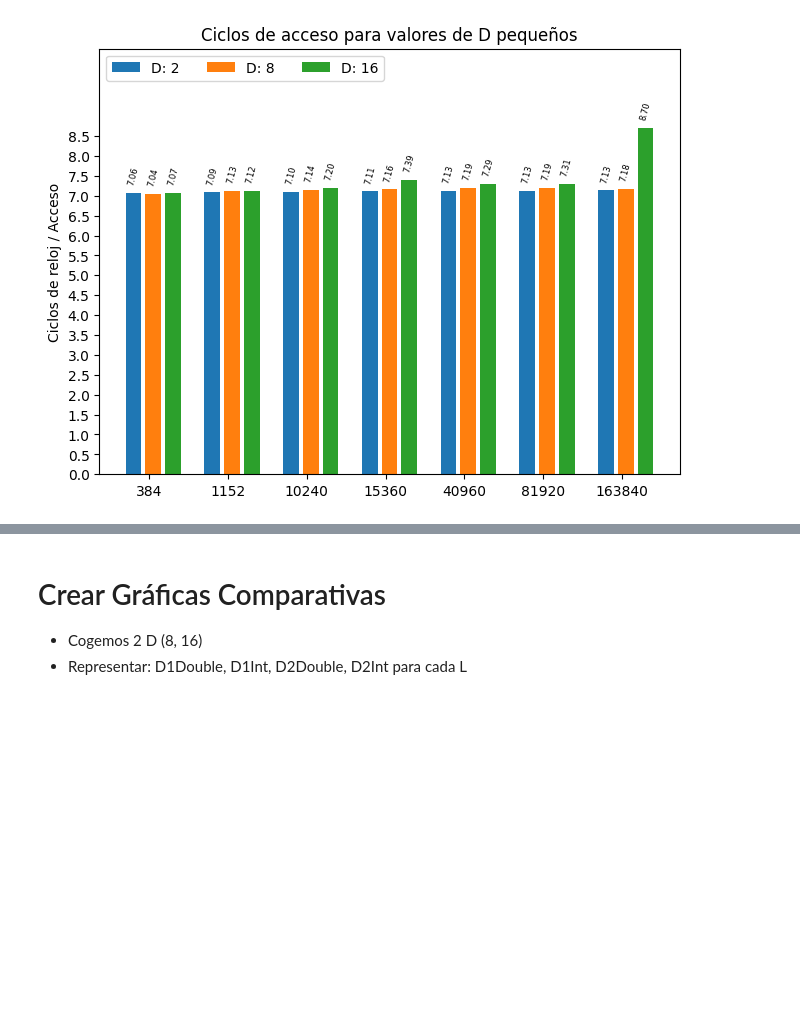
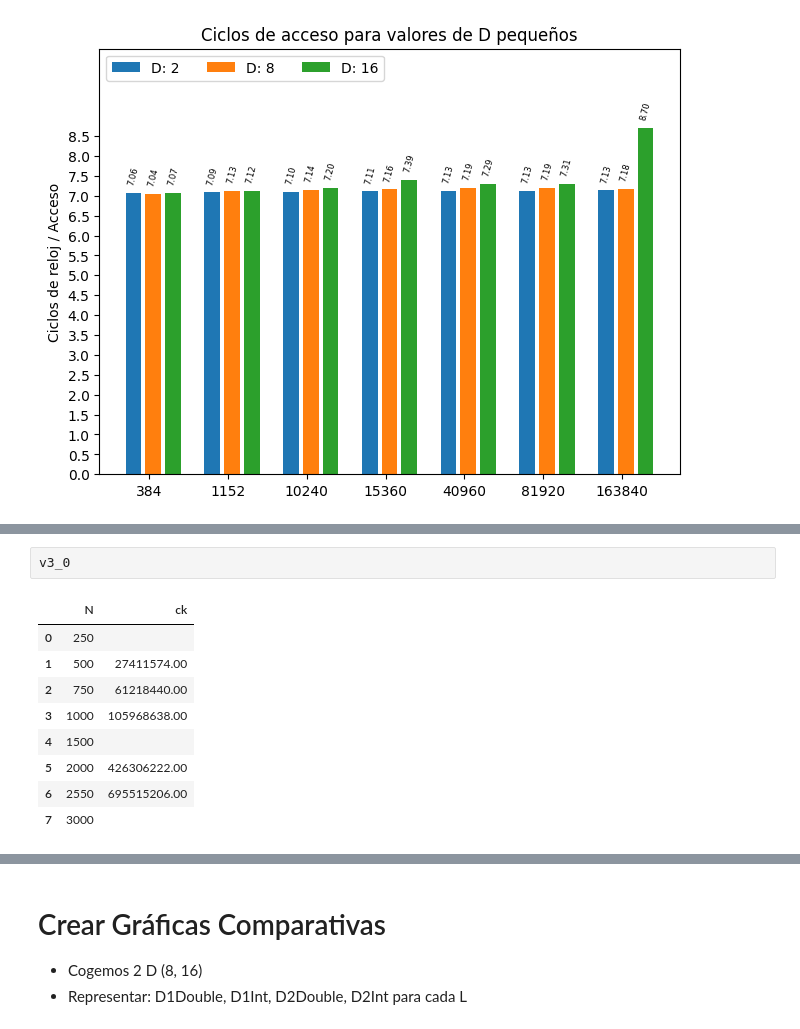
Before and after one commit to chrisgzlez/ArqComp, a Jupyter notebook: Practica_02/ClockSpeed.ipynb, the cells around one changed output, grey strips where cells are left out. Cells and saved outputs as stored; diff of their text form; blank space fills up the shorter version.

```diff
--- a/Practica_02/ClockSpeed.ipynb
+++ b/Practica_02/ClockSpeed.ipynb
@@ -191,0 +208,12 @@ plt.savefig(f'data/double/graphs/graph_double_bigD.png')
+# %%
+v3_0
+# %% [output]
+|  | N | ck |
+| 0 | 250 |  |
+| 1 | 500 | 27411574.00 |
+| 2 | 750 | 61218440.00 |
+| 3 | 1000 | 105968638.00 |
+| 4 | 1500 |  |
+| 5 | 2000 | 426306222.00 |
+| 6 | 2550 | 695515206.00 |
+| 7 | 3000 |  |
```
Also changed, not shown: parts of 12 cells of this notebook, 1 other file.
